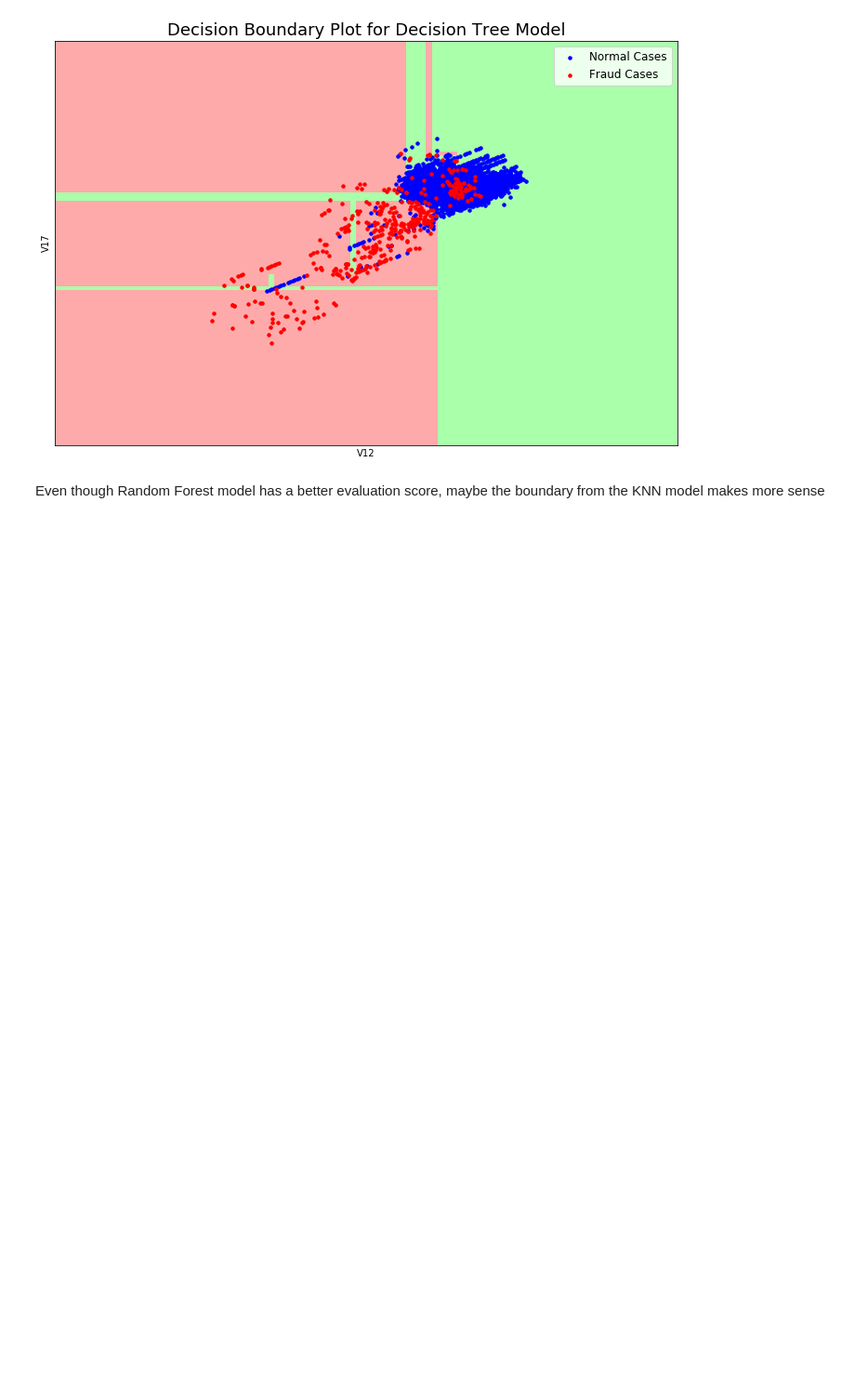
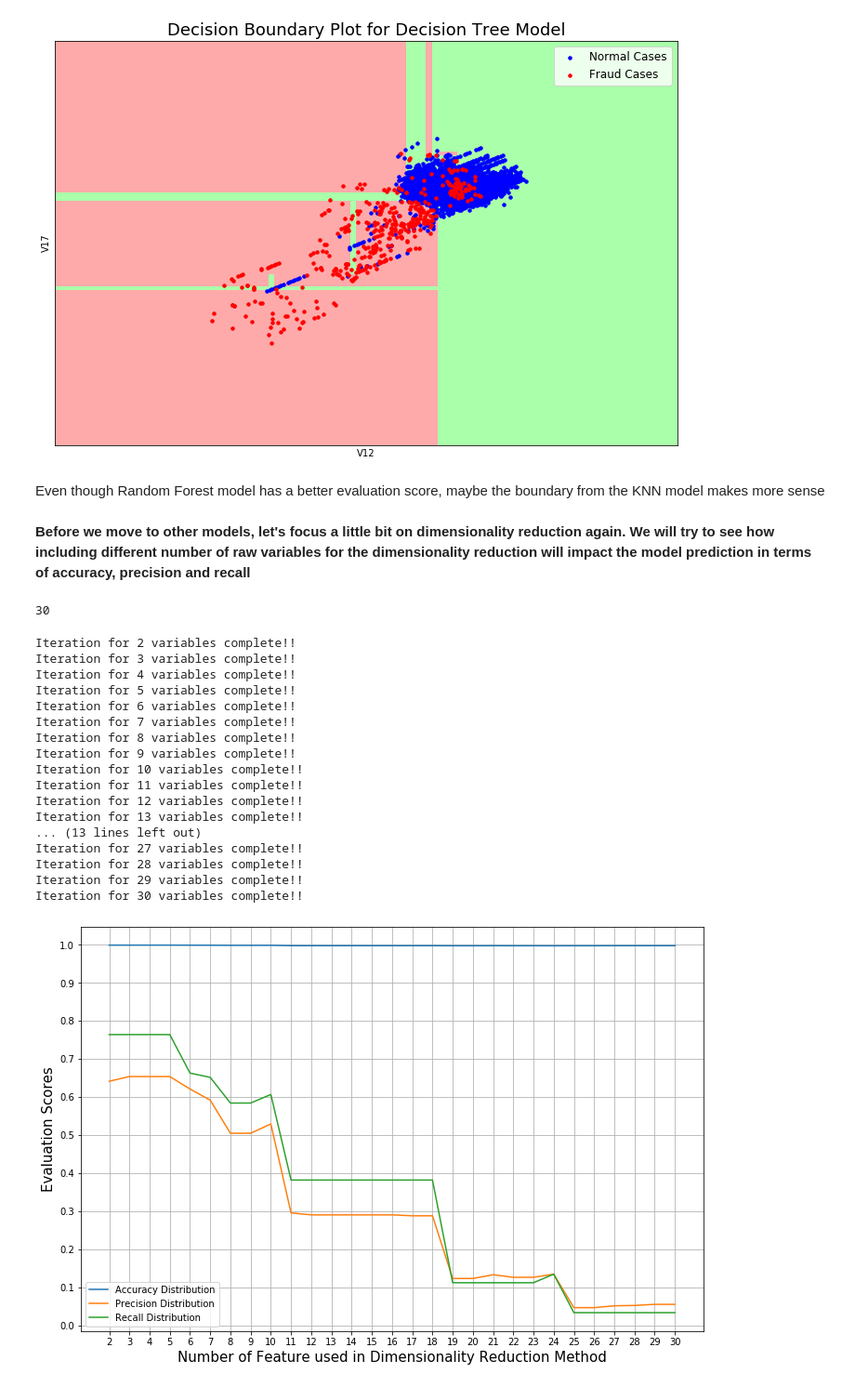
Before and after one commit to HaoxuanXu/credit_card_fraud_detection, a Jupyter notebook: Credit_Card_Fraud_Detection_Classical_Models.ipynb, the cells around one changed output. Shown at 93% size. Drawn from its saved outputs; the diff is of its cells as text; code cells hidden in the pictures; blank space fills up the shorter version.

Commit message:
create dimensionality reduction eval graph

```diff
--- a/Credit_Card_Fraud_Detection_Classical_Models.ipynb
+++ b/Credit_Card_Fraud_Detection_Classical_Models.ipynb
@@ -555,3 +555,73 @@ plot_boundary_graph(dt, X_train_scaled, y_train, "V12", "V17", "Decision Tree",
 [figure]
 # %% [markdown]
 Even though Random Forest model has a better evaluation score, maybe the boundary from the KNN model makes more sense
+# %% [markdown]
+**Before we move to other models, let's focus a little bit on dimensionality reduction again. We will try to see how including different number of raw variables for the dimensionality reduction will impact the model prediction in terms of accuracy, precision and recall**
+# %%
+len(feature_importance.sort_values(ascending=False).index)
+# %% [output]
+30
+# %%
+feature_list_ordered = feature_importance.sort_values(ascending=False).index
+pca = PCA(n_components=2, random_state = 0) # dimensionality reduction model
+
+def dimensionality_reduction_eval_graph(model, dim_red_model, feature_list, X_train, y_train, X_test, y_test,
+                                       prediction_threshold):
+    accuracy_dict = {}
+    precision_dict = {}
+    recall_dict = {}
+    for i in range(2, len(feature_list) + 1): #Initialize it to 2 because we need at least two components
+
+        X_train_transformed_df = pd.DataFrame(dim_red_model.fit_transform(X_train[feature_list[:i]]),
+                                      columns = ["Component 1", "Component 2"])
+        X_test_transformed_df = pd.DataFrame(dim_red_model.transform(X_test[feature_list[:i]]),
+                                     columns = ["Component 1", "Component 2"])
+
+        model.fit(X_train_transformed_df, y_train)
+        y_pred_proba = model.predict_proba(X_test_transformed_df)
+
+        y_pred = making_prediction(y_pred_proba, prediction_threshold) # Make a prediction with prediction threshold of 20%
+
+        accuracy = accuracy_score(y_test, y_pred)
+        precision = precision_score(y_test, y_pred)
+        recall = recall_score(y_test, y_pred)
+
+        accuracy_dict[i] = accuracy
+        precision_dict[i] = precision
+        recall_dict[i] = recall
+
+        print("Iteration for {} variables complete!!".format(i)) # print the message to track progress
+    # Plot the evaluation scores distribution
+    fig, ax = plt.subplots(figsize=(12,8))
+    ax.plot(pd.Series(accuracy_dict), label="Accuracy Distribution")
+    ax.plot(pd.Series(precision_dict), label="Precision Distribution")
+    ax.plot(pd.Series(recall_dict), label="Recall Distribution")
+    plt.xticks(np.arange(2, len(feature_list) + 1))
+    plt.yticks(np.arange(0, 1 + 0.1, 0.1))
+    plt.xlabel("Number of Feature used in Dimensionality Reduction Method", size = 15)
+    plt.ylabel("Evaluation Scores", size = 15)
+    plt.grid(axis="both")
+    plt.legend(loc="best")
+    plt.show()
+# %%
+dimensionality_reduction_eval_graph(knn, pca, feature_list_ordered,
+                                    X_train_scaled, y_train, X_test_scaled, y_test, 0.2)
+# %% [output]
+Iteration for 2 variables complete!!
+Iteration for 3 variables complete!!
+Iteration for 4 variables complete!!
+Iteration for 5 variables complete!!
+Iteration for 6 variables complete!!
+Iteration for 7 variables complete!!
+Iteration for 8 variables complete!!
+Iteration for 9 variables complete!!
+Iteration for 10 variables complete!!
+Iteration for 11 variables complete!!
+Iteration for 12 variables complete!!
+Iteration for 13 variables complete!!
+... (13 lines left out)
+Iteration for 27 variables complete!!
+Iteration for 28 variables complete!!
+Iteration for 29 variables complete!!
+Iteration for 30 variables complete!!
+[figure, added]
```
Also changed, not shown: parts of 2 cells of this notebook.
